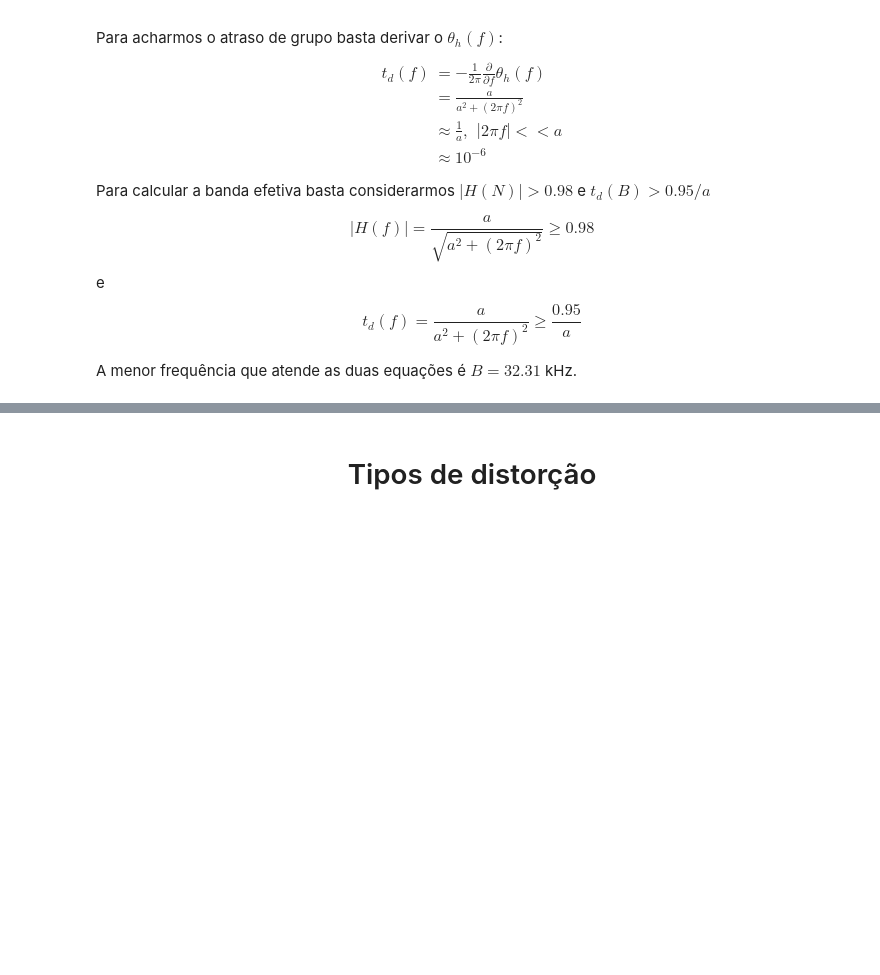
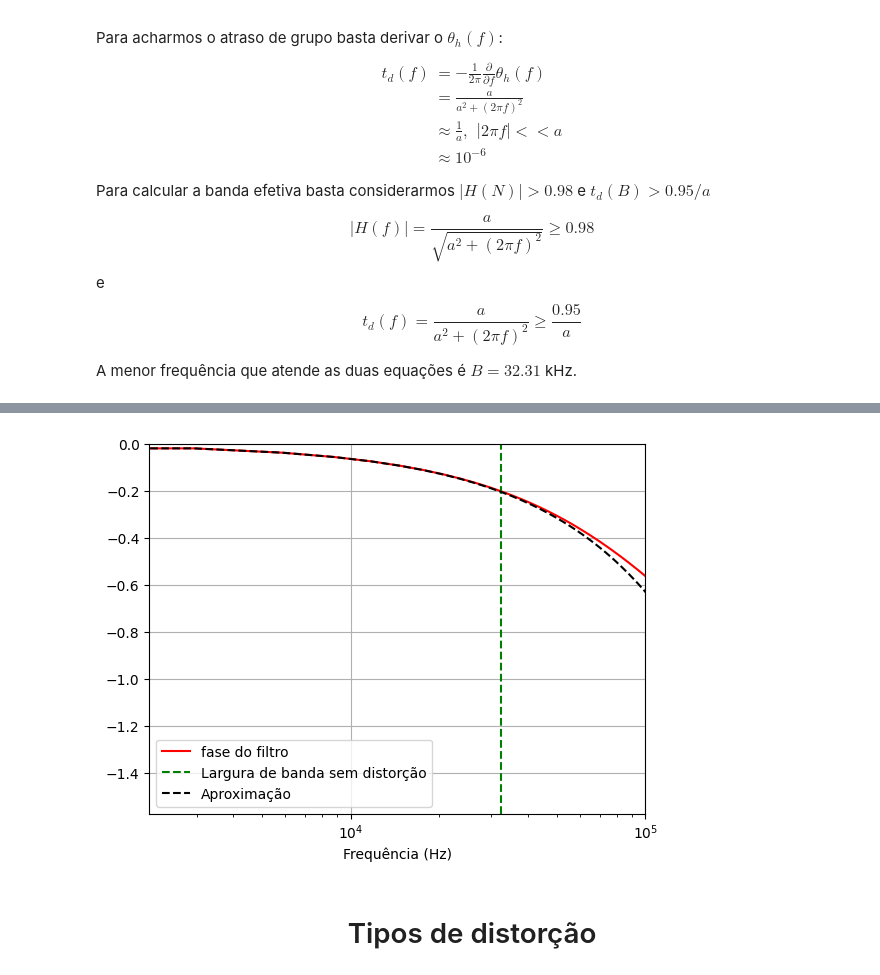
Before and after one commit to araujoUnb/PricomAulas, a Jupyter notebook: aula_conceitos_transmissao.ipynb, the cells around one changed output, grey strips where cells are left out. Saved outputs shown, nothing was run; the diff lists cells and outputs as text; code cells hidden in the pictures; blank space fills up the shorter version.

```diff
--- a/aula_conceitos_transmissao.ipynb
+++ b/aula_conceitos_transmissao.ipynb
@@ -219,3 +242,15 @@ A menor frequência que atende as duas equações é $B=32.31$ kHz.
+# %%
+plt.semilogx(f,np.angle(Hf),'r-',label="fase do filtro")
+plt.semilogx(32.31e3*np.ones(len(Hf)),np.linspace(-np.pi/2,0,len(Hf)),"g--",label="Largura de banda sem distorção")
+plt.semilogx(f,-2*np.pi*f/a,'k--',label="Aproximação")
+plt.xlabel("Frequência (Hz)")
+plt.xlim([0,10**5])
+plt.ylim([-np.pi/2,0])
+plt.grid()
+plt.legend()
+plt.show()
+# %% [output]
+[figure, added]
 # %% [markdown]
 <h1 style="text-align: center;">Tipos de distorção</h1>
 # %% [markdown]
```
Also changed, not shown: parts of 2 cells of this notebook.
